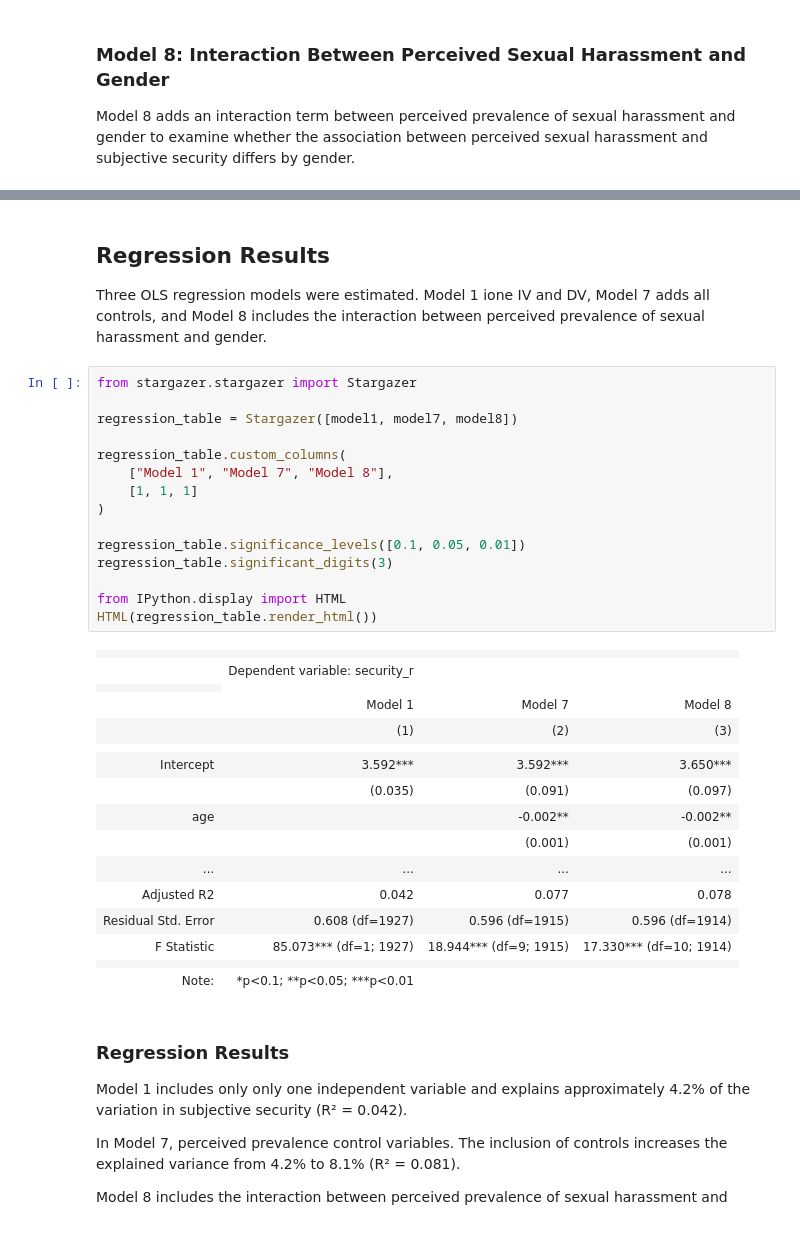
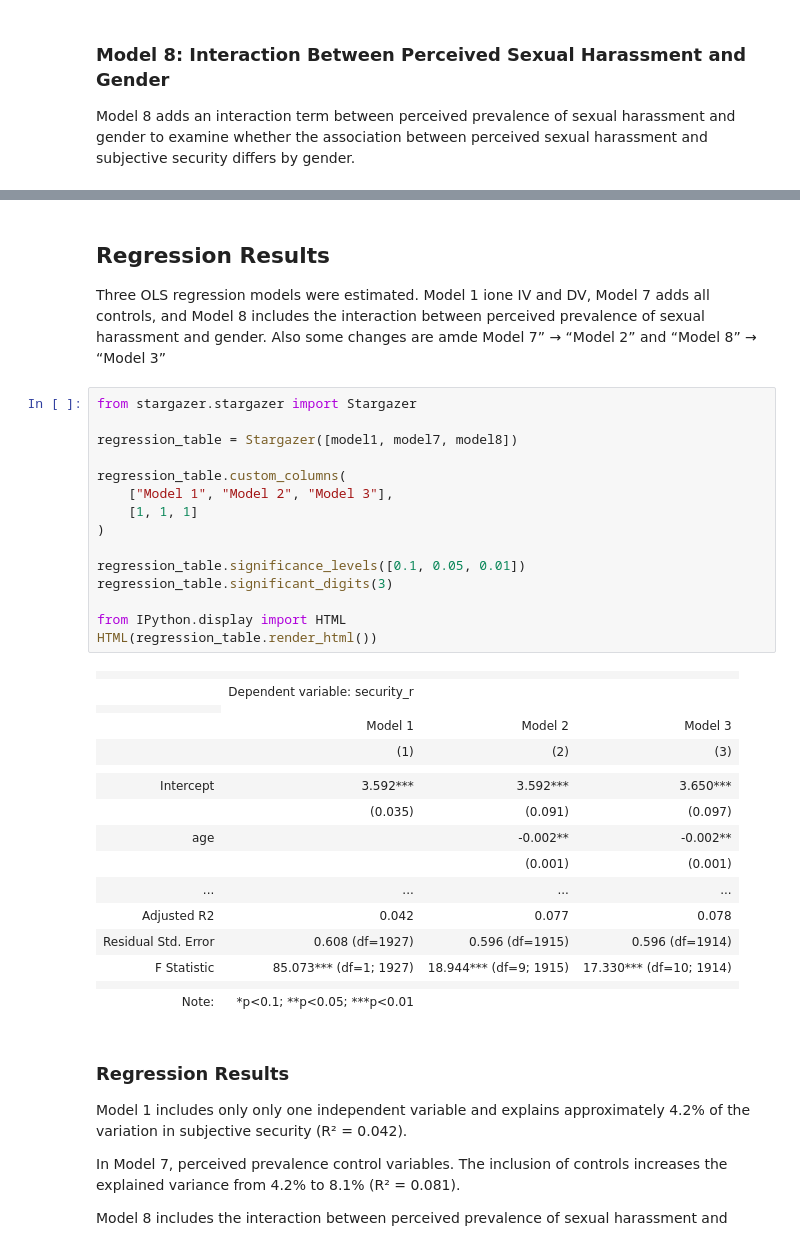
Before and after one commit to Zhao-Yihan123/HS4002_Team-Husky, a Jupyter notebook: code/singapore_regression_forest_junhui.ipynb, the cells around one changed output, grey strips where cells are left out. Saved outputs shown, nothing was run; the diff lists cells and outputs as text.

Commit message:
Relabel Singapore comparison table as Models 1–3
Co-Authored-By: Claude Opus 5.5 <noreply@anthropic.com>

```diff
--- a/code/singapore_regression_forest_junhui.ipynb
+++ b/code/singapore_regression_forest_junhui.ipynb
@@ -695,27 +701,27 @@ Notes:
 # %% [markdown]
 ## Regression Results
 
-Three OLS regression models were estimated. Model 1 ione IV and DV, Model 7 adds all controls, and Model 8 includes the interaction between perceived prevalence of sexual harassment and gender.
+Three OLS regression models were estimated. Model 1 ione IV and DV, Model 7 adds all controls, and Model 8 includes the interaction between perceived prevalence of sexual harassment and gender. Also some changes are amde Model 7” → “Model 2” and “Model 8” → “Model 3”
 # %%
 from stargazer.stargazer import Stargazer
 
 regression_table = Stargazer([model1, model7, model8])
 
 regression_table.custom_columns(
-    ["Model 1", "Model 7", "Model 8"],
+    ["Model 1", "Model 2", "Model 3"],
     [1, 1, 1]
 )
 
 regression_table.significance_levels([0.1, 0.05, 0.01])
 regression_table.significant_digits(3)
 
 from IPython.display import HTML
 HTML(regression_table.render_html())
 # %% [output]
 |  |  |  |  |
 |  | Dependent variable: security_r |  |  |
 |  |
-|  | Model 1 | Model 7 | Model 8 |
+|  | Model 1 | Model 2 | Model 3 |
 |  | (1) | (2) | (3) |
 |  |  |  |  |
 | Intercept | 3.592*** | 3.592*** | 3.650*** |
```
Also changed, not shown: parts of 9 cells of this notebook.
